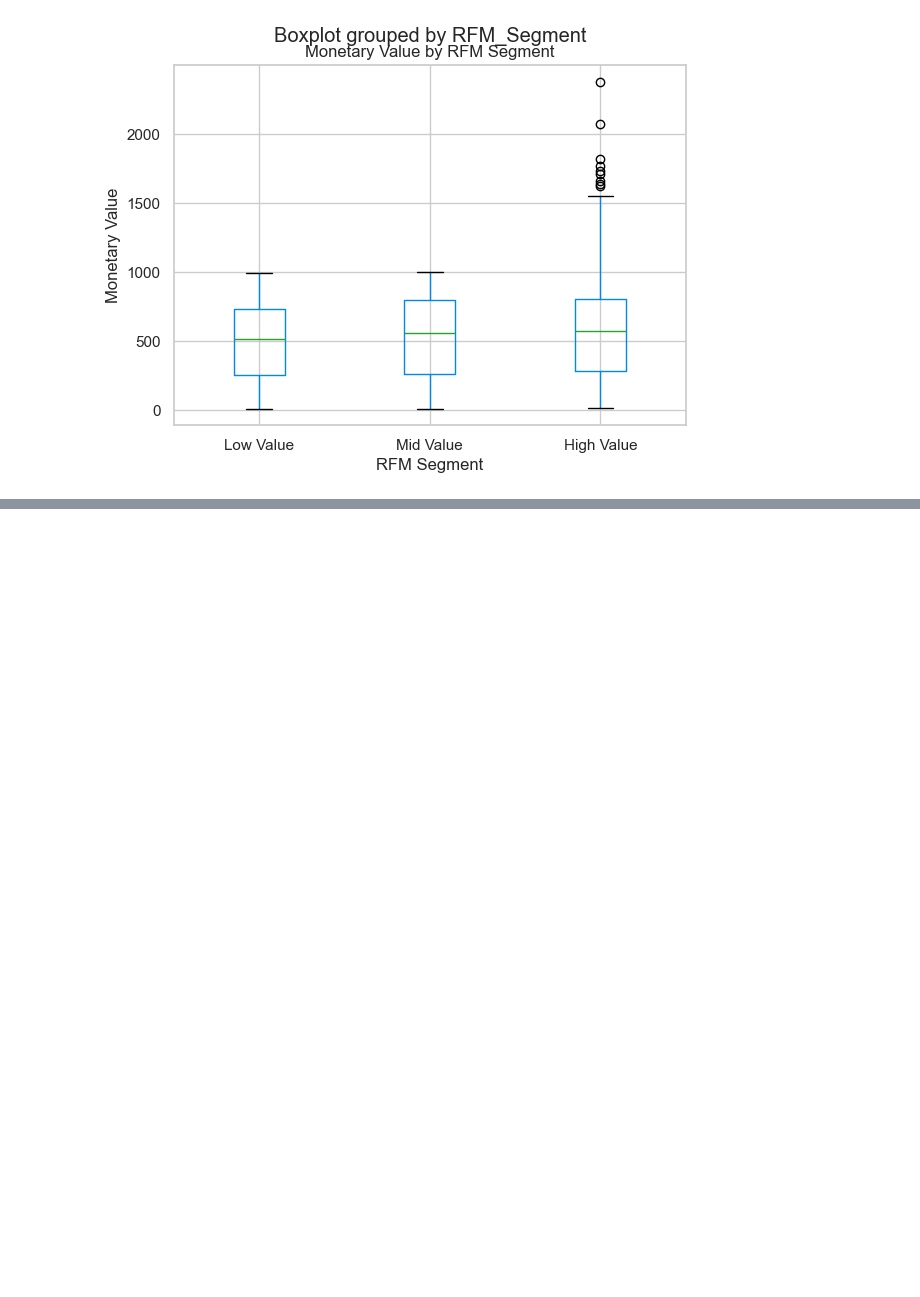
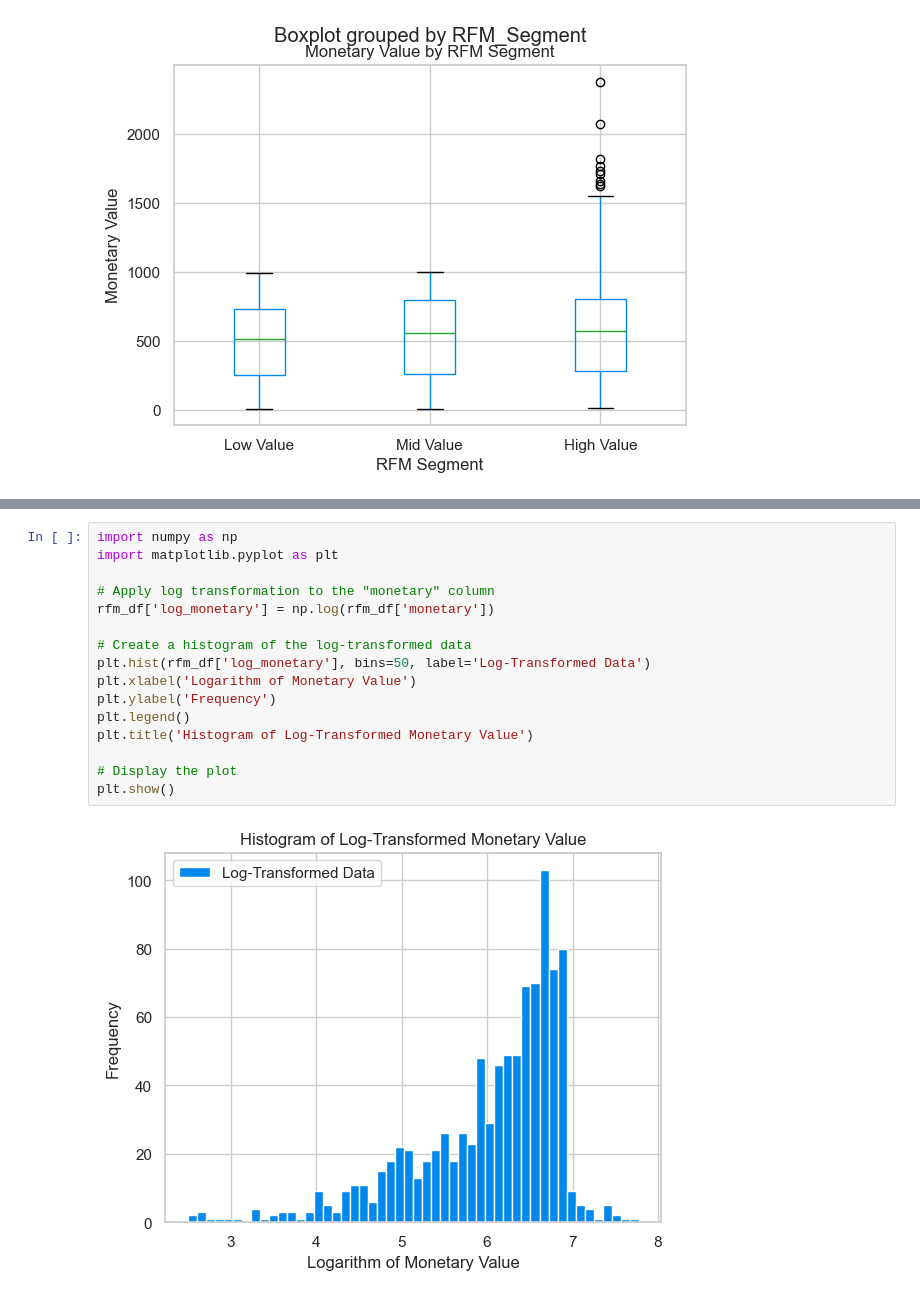
Before and after one commit to Murega14/rfm, a Jupyter notebook: rfm.ipynb, the cells around one changed output, grey strips where cells are left out. Cells and saved outputs as stored; diff of their text form; blank space fills up the shorter version.

```diff
--- a/rfm.ipynb
+++ b/rfm.ipynb
@@ -449,0 +483,18 @@ Text(0.5, 1.0, 'Monetary Value by RFM Segment')
+# %%
+import numpy as np
+import matplotlib.pyplot as plt
+
+# Apply log transformation to the "monetary" column
+rfm_df['log_monetary'] = np.log(rfm_df['monetary'])
+
+# Create a histogram of the log-transformed data
+plt.hist(rfm_df['log_monetary'], bins=50, label='Log-Transformed Data')
+plt.xlabel('Logarithm of Monetary Value')
+plt.ylabel('Frequency')
+plt.legend()
+plt.title('Histogram of Log-Transformed Monetary Value')
+
+# Display the plot
+plt.show()
+# %% [output]
+[figure, added]
```
Also changed, not shown: parts of 2 cells of this notebook, 1 other file.
